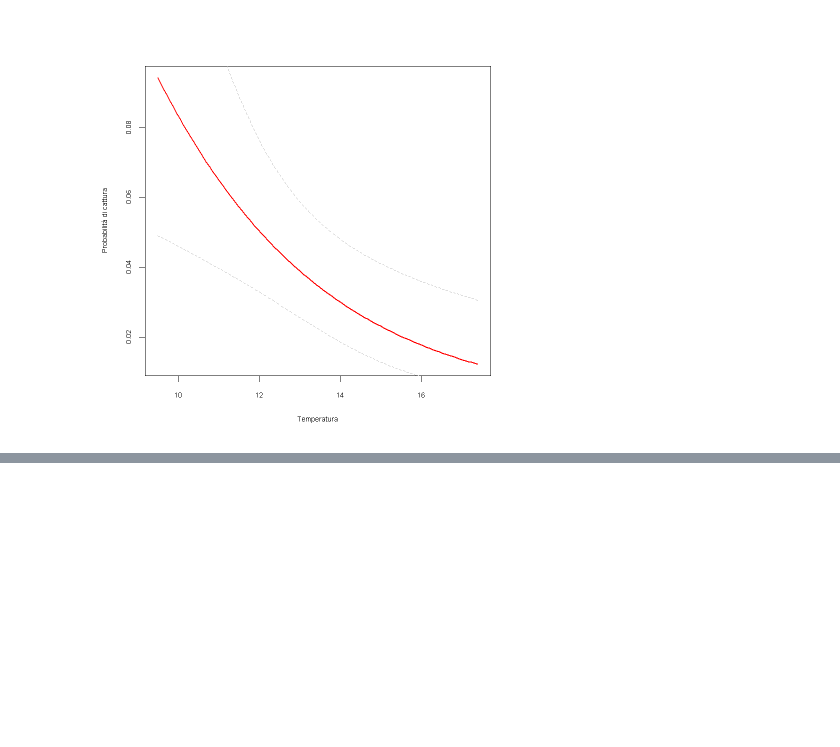
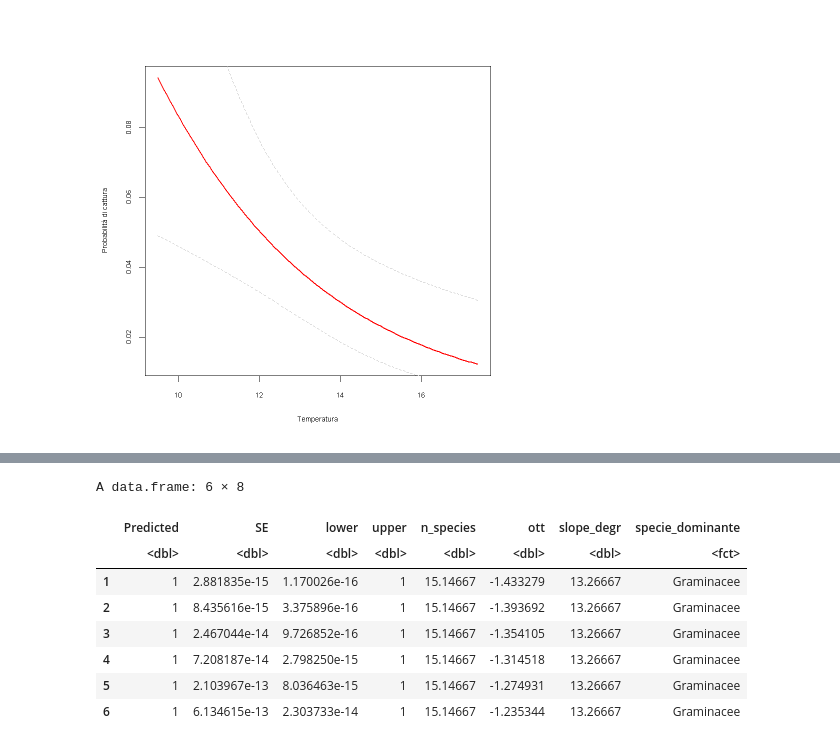
Before and after one commit to GabyOM/Chionomys-nivalis-analysis, a Jupyter notebook: 5. Analisi Occupancy e modelli .ipynb, the cells around one changed output, grey strips where cells are left out. Saved outputs shown, nothing was run; the diff lists cells and outputs as text; code cells hidden in the pictures; blank space fills up the shorter version.

```diff
--- a/5. Analisi Occupancy e modelli .ipynb
+++ b/5. Analisi Occupancy e modelli .ipynb
@@ -617,0 +615,6 @@ with(Elambda.det, {
+# %%
+best.mod2 <- occu(~ n_species + temperatura_occasione
+                  ~ slope_degr +
+                   ott +
+                  specie_dominante,
+                 blgr)
@@ -617,0 +626,28 @@ with(Elambda.det, {
+# %%
+newdat_1 <- data.frame(n_species = mean(dati.cov.interesse$n_species),
+                     ott = seq(-1.433279, 2.485843, length=100),
+                     slope_degr = mean(dati.cov.interesse$slope_degr),
+                     specie_dominante = "Graminacee")
+newdat_2 <- data.frame(n_species = mean(dati.cov.interesse$n_species),
+                      ott = seq(-1.433279, 2.485843, length=100),
+                      slope_degr = mean(dati.cov.interesse$slope_degr),
+                      specie_dominante = "Muschio")
+newdat_3 <- data.frame(n_species = mean(dati.cov.interesse$n_species),
+                      ott = seq(-1.433279, 2.485843, length=100),
+                      slope_degr = mean(dati.cov.interesse$slope_degr),
+                      specie_dominante = "Other_sp")
+newdata <- rbind(newdat_1,newdat_2,newdat_3)
+Elambda_ <- predict(best.mod2, type='state', newdata=newdata,
+                   appendData=TRUE)
+head(Elambda_)
+Elambda.logit_ <- Elambda_
+# %% [output]
+A data.frame: 6 × 8
+|  | Predicted | SE | lower | upper | n_species | ott | slope_degr | specie_dominante |
+|  | <dbl> | <dbl> | <dbl> | <dbl> | <dbl> | <dbl> | <dbl> | <fct> |
+| 1 | 1 | 2.881835e-15 | 1.170026e-16 | 1 | 15.14667 | -1.433279 | 13.26667 | Graminacee |
+| 2 | 1 | 8.435616e-15 | 3.375896e-16 | 1 | 15.14667 | -1.393692 | 13.26667 | Graminacee |
+| 3 | 1 | 2.467044e-14 | 9.726852e-16 | 1 | 15.14667 | -1.354105 | 13.26667 | Graminacee |
+| 4 | 1 | 7.208187e-14 | 2.798250e-15 | 1 | 15.14667 | -1.314518 | 13.26667 | Graminacee |
+| 5 | 1 | 2.103967e-13 | 8.036463e-15 | 1 | 15.14667 | -1.274931 | 13.26667 | Graminacee |
+| 6 | 1 | 6.134615e-13 | 2.303733e-14 | 1 | 15.14667 | -1.235344 | 13.26667 | Graminacee |
```
Also changed, not shown: parts of 8 cells of this notebook, 1 other file.
